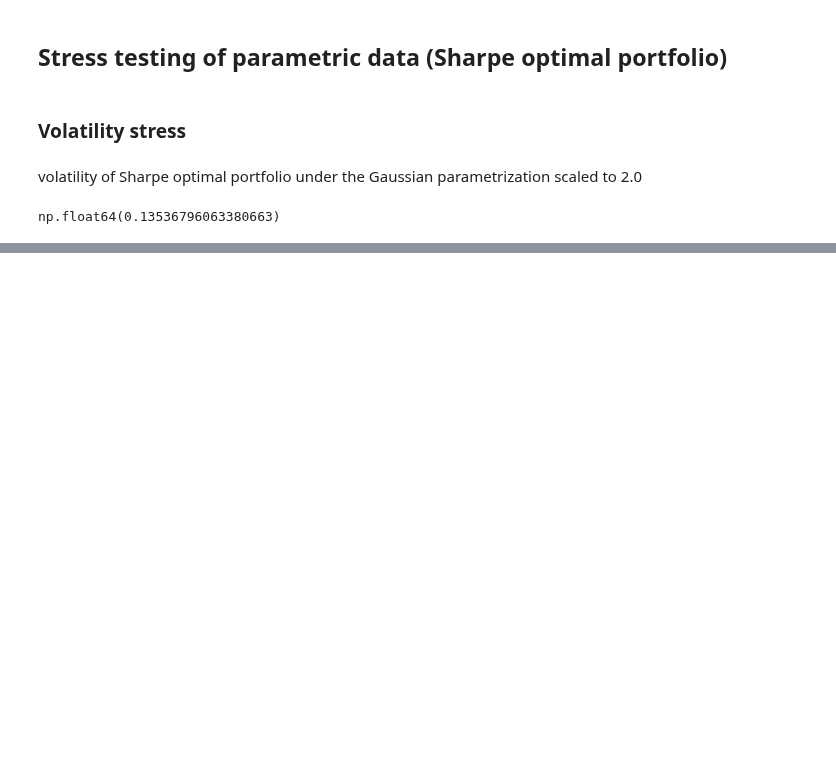
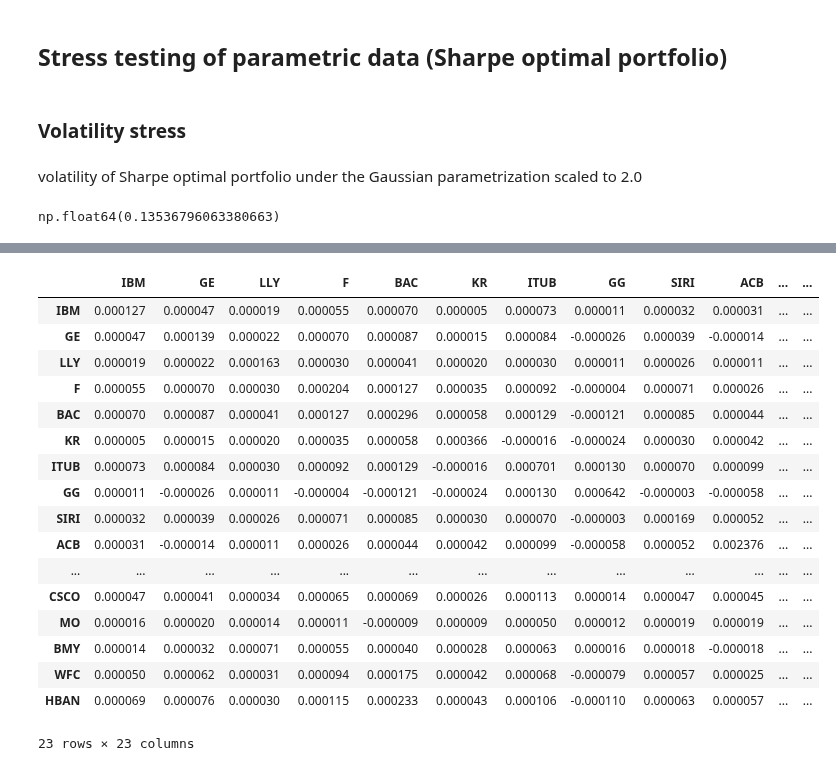
Before and after one commit to conformist89/optim-methods-asset-in-management, a Jupyter notebook: optim-intervace.ipynb, the cells around one changed output, grey strips where cells are left out. Saved outputs shown, nothing was run; the diff lists cells and outputs as text; code cells hidden in the pictures; blank space fills up the shorter version.

```diff
--- a/optim-intervace.ipynb
+++ b/optim-intervace.ipynb
@@ -355,0 +370,21 @@ plt.show()
+# %%
+cov_matrix
+# %% [output]
+|  | IBM | GE | LLY | F | BAC | KR | ITUB | GG | SIRI | ACB | ... | ... |
+| IBM | 0.000127 | 0.000047 | 0.000019 | 0.000055 | 0.000070 | 0.000005 | 0.000073 | 0.000011 | 0.000032 | 0.000031 | ... | ... |
+| GE | 0.000047 | 0.000139 | 0.000022 | 0.000070 | 0.000087 | 0.000015 | 0.000084 | -0.000026 | 0.000039 | -0.000014 | ... | ... |
+| LLY | 0.000019 | 0.000022 | 0.000163 | 0.000030 | 0.000041 | 0.000020 | 0.000030 | 0.000011 | 0.000026 | 0.000011 | ... | ... |
+| F | 0.000055 | 0.000070 | 0.000030 | 0.000204 | 0.000127 | 0.000035 | 0.000092 | -0.000004 | 0.000071 | 0.000026 | ... | ... |
+| BAC | 0.000070 | 0.000087 | 0.000041 | 0.000127 | 0.000296 | 0.000058 | 0.000129 | -0.000121 | 0.000085 | 0.000044 | ... | ... |
+| KR | 0.000005 | 0.000015 | 0.000020 | 0.000035 | 0.000058 | 0.000366 | -0.000016 | -0.000024 | 0.000030 | 0.000042 | ... | ... |
+| ITUB | 0.000073 | 0.000084 | 0.000030 | 0.000092 | 0.000129 | -0.000016 | 0.000701 | 0.000130 | 0.000070 | 0.000099 | ... | ... |
+| GG | 0.000011 | -0.000026 | 0.000011 | -0.000004 | -0.000121 | -0.000024 | 0.000130 | 0.000642 | -0.000003 | -0.000058 | ... | ... |
+| SIRI | 0.000032 | 0.000039 | 0.000026 | 0.000071 | 0.000085 | 0.000030 | 0.000070 | -0.000003 | 0.000169 | 0.000052 | ... | ... |
+| ACB | 0.000031 | -0.000014 | 0.000011 | 0.000026 | 0.000044 | 0.000042 | 0.000099 | -0.000058 | 0.000052 | 0.002376 | ... | ... |
+| ... | ... | ... | ... | ... | ... | ... | ... | ... | ... | ... | ... | ... |
+| CSCO | 0.000047 | 0.000041 | 0.000034 | 0.000065 | 0.000069 | 0.000026 | 0.000113 | 0.000014 | 0.000047 | 0.000045 | ... | ... |
+| MO | 0.000016 | 0.000020 | 0.000014 | 0.000011 | -0.000009 | 0.000009 | 0.000050 | 0.000012 | 0.000019 | 0.000019 | ... | ... |
+| BMY | 0.000014 | 0.000032 | 0.000071 | 0.000055 | 0.000040 | 0.000028 | 0.000063 | 0.000016 | 0.000018 | -0.000018 | ... | ... |
+| WFC | 0.000050 | 0.000062 | 0.000031 | 0.000094 | 0.000175 | 0.000042 | 0.000068 | -0.000079 | 0.000057 | 0.000025 | ... | ... |
+| HBAN | 0.000069 | 0.000076 | 0.000030 | 0.000115 | 0.000233 | 0.000043 | 0.000106 | -0.000110 | 0.000063 | 0.000057 | ... | ... |
+23 rows × 23 columns
```
Also changed, not shown: parts of 10 cells of this notebook.
